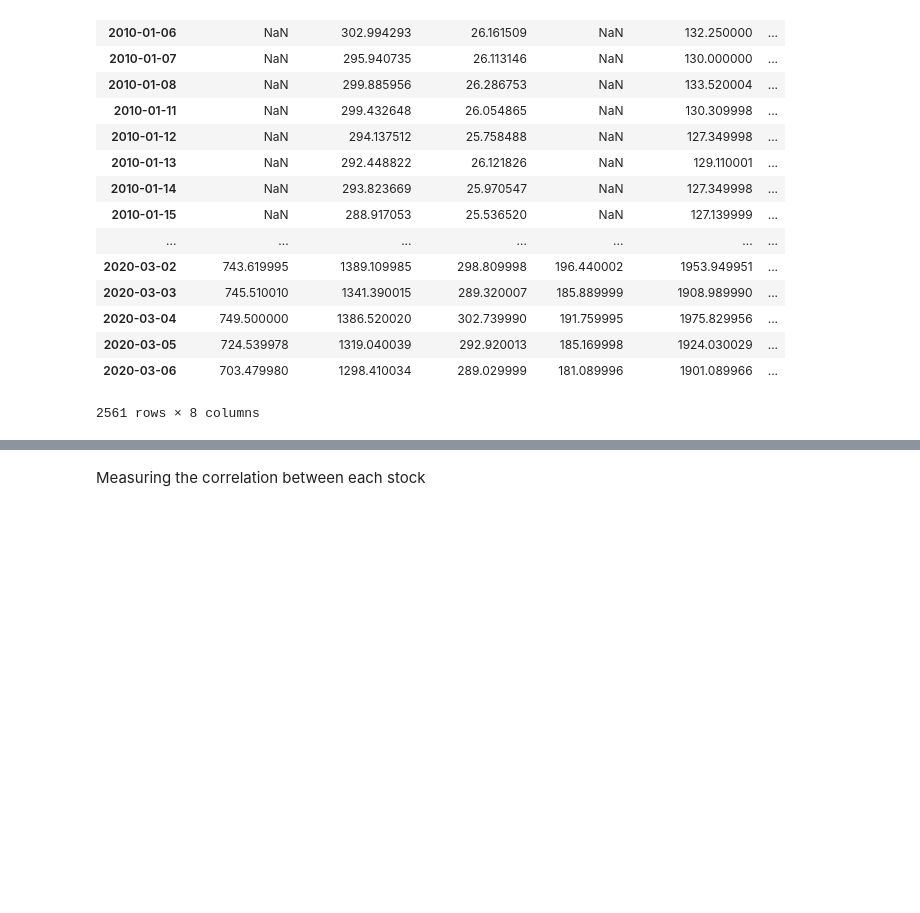
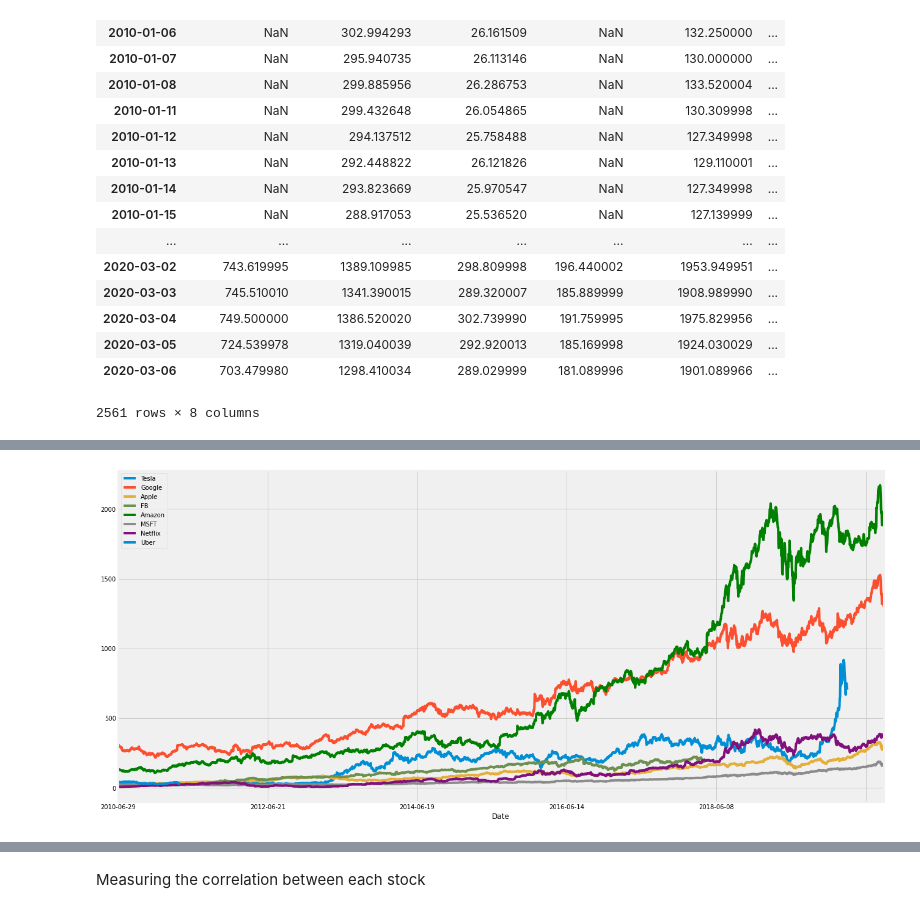
Before and after one commit to ta-data-bcn/Project-Week-8-Final-Project, a Jupyter notebook: Notebooks/TSLA_Stock_Analysis_Competitor_stock_analysis.ipynb, the cells around one changed output, grey strips where cells are left out. Saved outputs shown, nothing was run; the diff lists cells and outputs as text; code cells hidden in the pictures; blank space fills up the shorter version.

```diff
--- a/Notebooks/TSLA_Stock_Analysis_Competitor_stock_analysis.ipynb
+++ b/Notebooks/TSLA_Stock_Analysis_Competitor_stock_analysis.ipynb
@@ -233,0 +216,14 @@ df_Microsoft.tail(50)
+# %%
+plt.fig = plt.figure(figsize=(20,10))
+df_TSLA['Adj Close'].plot(label='Tesla')
+df_Google['Adj Close'].plot(label='Google')
+df_Apple['Adj Close'].plot(label='Apple')
+df_fb['Adj Close'].plot(label='FB')
+df_Amazon['Adj Close'].plot(label='Amazon', c='g')
+df_Microsoft['Adj Close'].plot(label='MSFT')
+df_Netflix['Adj Close'].plot(label='Netflix')
+df_Uber['Adj Close'].plot(label='Uber')
+plt.legend()
+plt.show()
+# %% [output]
+[figure, added]
```
Also changed, not shown: parts of 45 cells of this notebook.
